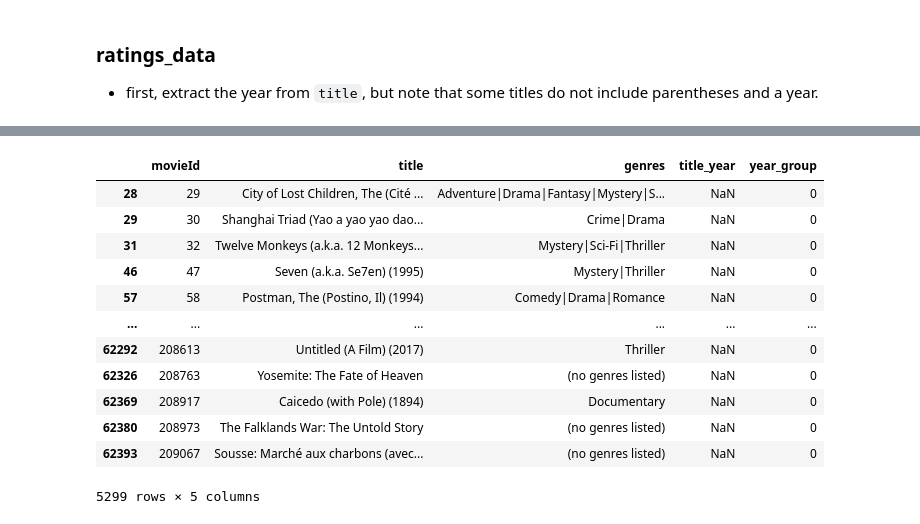
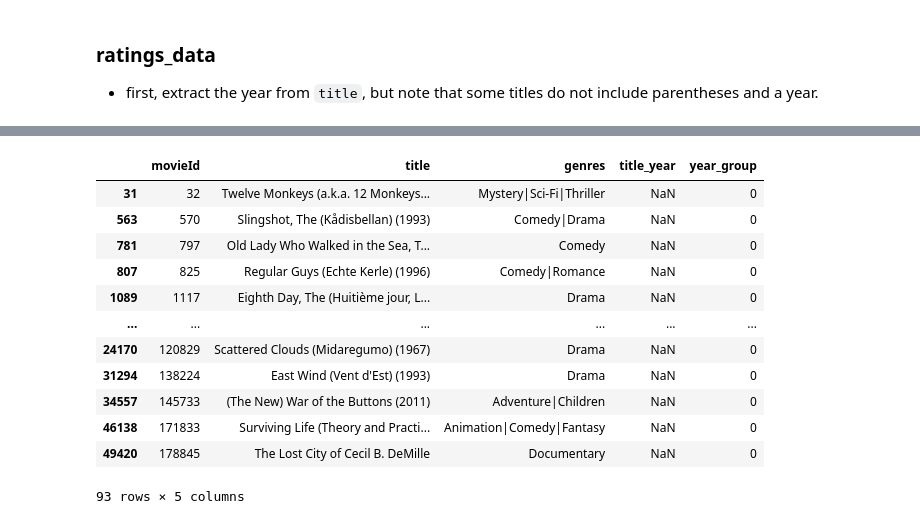
Before and after one commit to KarenKaoK/neo4j-movie-recommender, a Jupyter notebook: main.ipynb, the cells around one changed output, grey strips where cells are left out. Drawn from its saved outputs; the diff is of its cells as text; code cells hidden in the pictures.

```diff
--- a/main.ipynb
+++ b/main.ipynb
@@ -32,0 +60,17 @@ genome_scores_data.head(3)
+# %%
+'''
+依照原本的方法，在計算 cos similarity 的時候，會需要耗用大量的 RAM
+因為他是一個稀疏矩陣，當有 N 個電影，就會創立 N*N 大小的矩陣
+那這次實驗先縮小 movie 數量嘗試看看
+'''
+
+# limit to 1000 movies
+movieId_list = movie_df['movieId'].sample(1000)
+
+tag_df = tag_df[tag_df['movieId'].isin(movieId_list)]
+movie_df = movie_df[movie_df['movieId'].isin(movieId_list)]
+rating_df = rating_df[rating_df['movieId'].isin(movieId_list)]
+
+print(tag_df.shape
+      ,movie_df.shape
+      ,rating_df.shape)
@@ -236,8 +192,12 @@ The Falklands War: The Untold Story
 # %%
 def get_title_year(x):
-    if '(' in x:
-        return (x.split('(')[1])[0:-1]
+    if '(' in x and ')' in x:
+        if (x.split('(')[1])[0:4].isdigit():
+            return (x.split('(')[1])[0:4]
+        else:
+            return np.nan
     else:
         return np.nan
 
-movies_data['title_year'] = movies_data['title'].apply(lambda x: get_title_year(x) )
+caculate_movie_year_df = movie_df.copy()
+caculate_movie_year_df['title_year'] = movie_df['title'].apply(lambda x: get_title_year(x) )
@@ -250,5 +220,7 @@ movies_data.head(2)
 # %%
-movies_data['title_year'].dropna().plot(
+caculate_movie_year_df['title_year'] = pd.to_numeric(caculate_movie_year_df['title_year'], errors='coerce')
+
+caculate_movie_year_df['title_year'].dropna().plot(
     kind='hist',
     bins=20,
     edgecolor='black',
@@ -274,8 +243,8 @@ print(movies_data['title_year'].median())
 # %%
 num_bins = 5
-bins = np.linspace(movies_data['title_year'].min(), movies_data['title_year'].max(), num_bins + 1)
-movies_data['year_group'] = pd.cut(movies_data['title_year'], bins=bins, labels=range(1, num_bins + 1))
-movies_data['year_group'] = movies_data['year_group'].cat.add_categories([0]).fillna(0)
-movies_data.head(10)
+bins = np.linspace(caculate_movie_year_df['title_year'].min(), caculate_movie_year_df['title_year'].max(), num_bins + 1)
+caculate_movie_year_df['year_group'] = pd.cut(caculate_movie_year_df['title_year'], bins=bins, labels=range(1, num_bins + 1))
+caculate_movie_year_df['year_group'] = caculate_movie_year_df['year_group'].cat.add_categories([0]).fillna(0)
+caculate_movie_year_df.head(10)
 # %% [output]
 |  | movieId | title | genres | title_year | year_group |
@@ -292,16 +261,16 @@ movies_data.head(10)
 # %%
-movies_data[movies_data['title_year'].isna()]
+caculate_movie_year_df[caculate_movie_year_df['title_year'].isna()]
 # %% [output]
 |  | movieId | title | genres | title_year | year_group |
-| 28 | 29 | City of Lost Children, The (Cité ... | Adventure|Drama|Fantasy|Mystery|S... | NaN | 0 |
-| 29 | 30 | Shanghai Triad (Yao a yao yao dao... | Crime|Drama | NaN | 0 |
 | 31 | 32 | Twelve Monkeys (a.k.a. 12 Monkeys... | Mystery|Sci-Fi|Thriller | NaN | 0 |
-| 46 | 47 | Seven (a.k.a. Se7en) (1995) | Mystery|Thriller | NaN | 0 |
-| 57 | 58 | Postman, The (Postino, Il) (1994) | Comedy|Drama|Romance | NaN | 0 |
+| 563 | 570 | Slingshot, The (Kådisbellan) (1993) | Comedy|Drama | NaN | 0 |
+| 781 | 797 | Old Lady Who Walked in the Sea, T... | Comedy | NaN | 0 |
+| 807 | 825 | Regular Guys (Echte Kerle) (1996) | Comedy|Romance | NaN | 0 |
+| 1089 | 1117 | Eighth Day, The (Huitième jour, L... | Drama | NaN | 0 |
 | ... | ... | ... | ... | ... | ... |
-| 62292 | 208613 | Untitled (A Film) (2017) | Thriller | NaN | 0 |
-| 62326 | 208763 | Yosemite: The Fate of Heaven | (no genres listed) | NaN | 0 |
-| 62369 | 208917 | Caicedo (with Pole) (1894) | Documentary | NaN | 0 |
-| 62380 | 208973 | The Falklands War: The Untold Story | (no genres listed) | NaN | 0 |
-| 62393 | 209067 | Sousse: Marché aux charbons (avec... | (no genres listed) | NaN | 0 |
+| 24170 | 120829 | Scattered Clouds (Midaregumo) (1967) | Drama | NaN | 0 |
+| 31294 | 138224 | East Wind (Vent d'Est) (1993) | Drama | NaN | 0 |
+| 34557 | 145733 | (The New) War of the Buttons (2011) | Adventure|Children | NaN | 0 |
+| 46138 | 171833 | Surviving Life (Theory and Practi... | Animation|Comedy|Fantasy | NaN | 0 |
+| 49420 | 178845 | The Lost City of Cecil B. DeMille | Documentary | NaN | 0 |
-5299 rows × 5 columns
+93 rows × 5 columns
```
Also changed, not shown: parts of 50 cells of this notebook.
